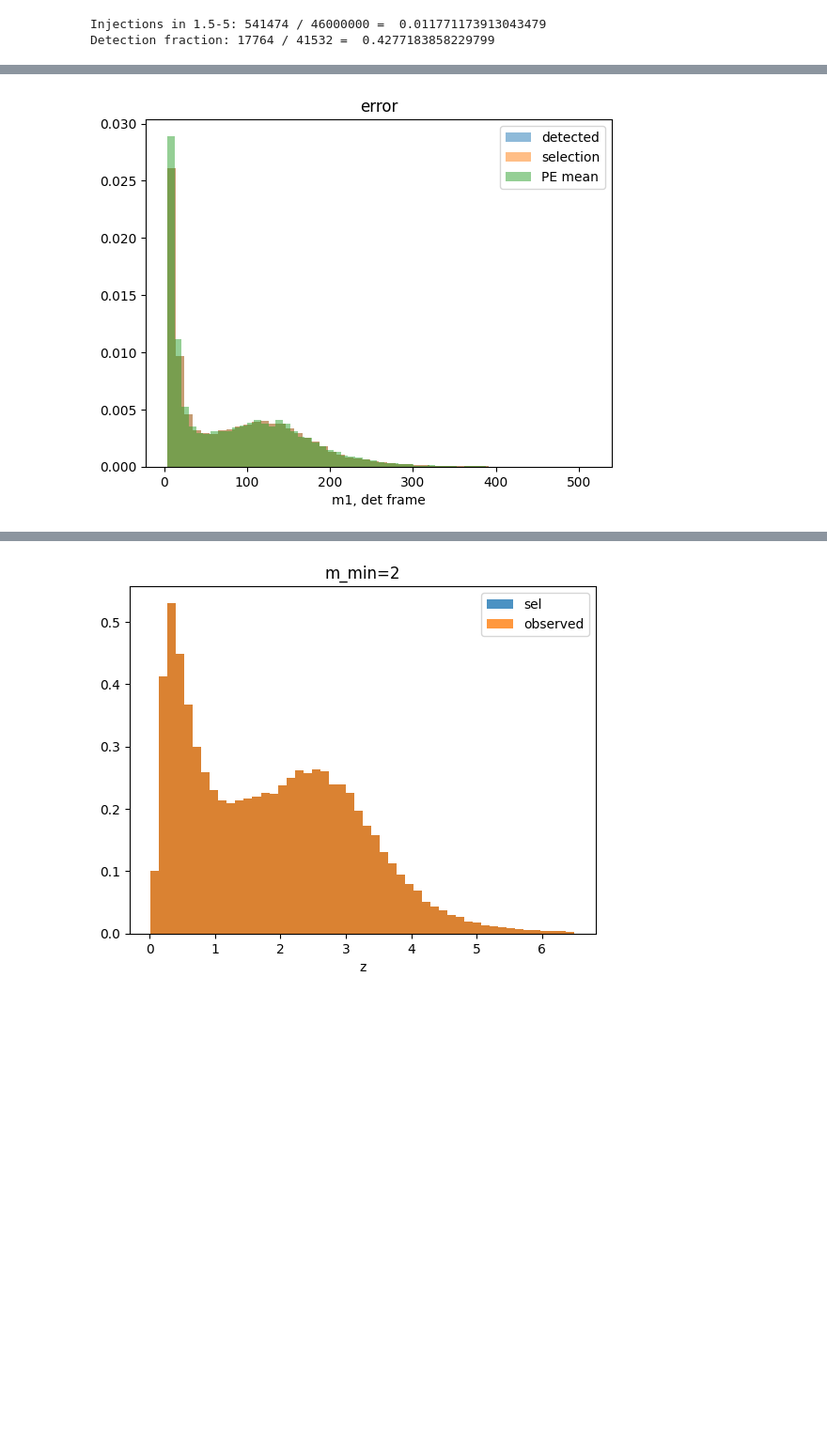
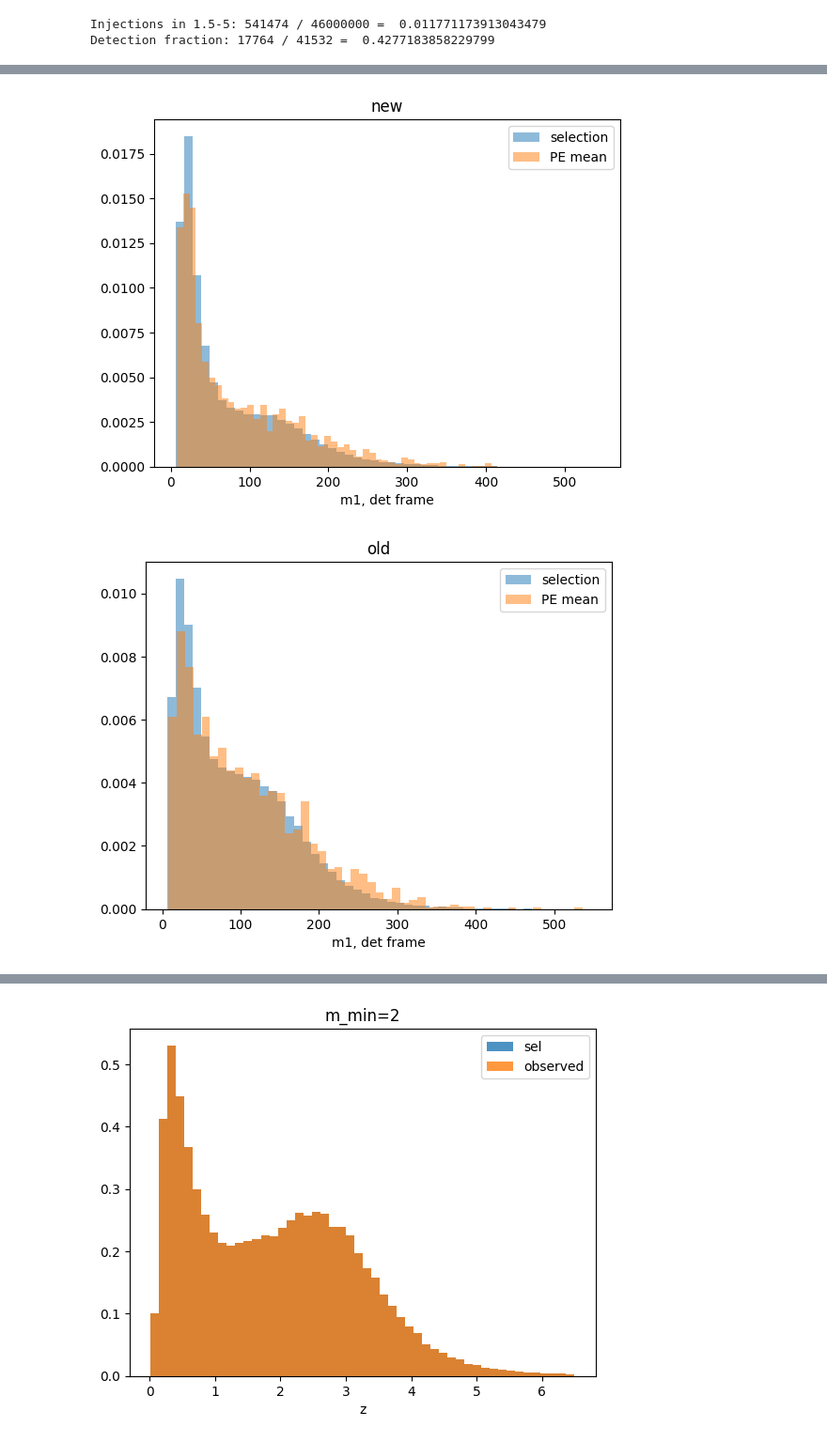
Before and after one commit to abby-moran/GW_pop_cosmo_inference, a Jupyter notebook: scripts/sandbox.ipynb, the cells around one changed output, grey strips where cells are left out. Shown at 94% size. Cells and saved outputs as stored; diff of their text form; code cells hidden in the pictures; blank space fills up the shorter version.

```diff
--- a/scripts/sandbox.ipynb
+++ b/scripts/sandbox.ipynb
@@ -109,0 +223,5 @@ len(m1s_sel)
+# %%
+PE_files=[ '../runs/mock_GWTC5_evo_mpdf/PE_mockGW5_evo_m4_sel5.h5']
+dls=np.asarray(pd.read_hdf(PE_files[0])['dl'].to_list())
+m1s=np.asarray(pd.read_hdf(PE_files[0])['m1'].to_list())
+qs=np.asarray(pd.read_hdf(PE_files[0])['q'].to_list())
@@ -109,0 +264,8 @@ len(m1s_sel)
+# %%
+m1s=np.asarray(pd.read_hdf(PE_files[0])['m1'].to_list())[0:2000]
+m1s_stds=np.std(m1s, axis=1)
+plt.scatter(np.mean(m1s, axis=1), m1s_stds)
+plt.xlabel('mean m1')
+plt.ylabel('std m1')
+plt.xlim(0, 30)
+plt.ylim(0,15)
@@ -110,23 +275,27 @@ len(m1s_sel)
 # %%
-sel_files=[ '../runs/mock_GWTC5_evo_mmin/sel_mockGW5_evo_m3_nerr.h5']
+sel_files=[ '../runs/mock_GWTC5_evo_mpdf/sel_mockGW5_evo_min3_sel5.h5',
+           '../runs/mock_GWTC5_evo/sel_mockGW5_evo.h5']
 
-obs_files=['../runs/mock_GWTC5_evo_mmin/obs_mockGW5_evo3_nerr.h5']
+obs_files=['../runs/mock_GWTC5_evo_mpdf/obs_mockGW5_evo3_sel5.h5']
 
-PE_files=[ '../runs/mock_GWTC5_evo_mmin/PE_mockGW5_evo_m3_nerr.h5']
+PE_files=[ '../runs/mock_GWTC5_evo_mpdf/PE_mockGW5_evo_min3_sel5.h5',  '../runs/mock_GWTC5_evo/PE_mockGW5_evo.h5']
 
-titles=['error', 'no error']
+titles=['new', 'old']
 for i in range(len(sel_files)):
-    m1s=np.asarray(pd.read_hdf(PE_files[i])['m1'].to_list())
+    with pd.HDFStore(PE_files[i], 'r') as store:
+        df = store.select(key='samples', start=0, stop=2000)
+        m1s = (df['m1'].to_numpy(copy=False)).tolist()
     m1s_pe_mean=np.mean(m1s, axis=1)
     m1s_sel=pd.read_hdf(sel_files[i], key='true_parameters')['m1d']
-    m1s_obs=pd.read_hdf(obs_files[i], key='observations')['m1d']
-    plt.hist(m1s_obs,bins=50, alpha=0.5, density=True, label='detected')
+    #m1s_obs=pd.read_hdf(obs_files[i], key='observations')['m1d']
+    #plt.hist(m1s_obs,bins=50, alpha=0.5, density=True, label='detected')
     plt.hist(m1s_sel,bins=50, alpha=.5, density=True, label='selection')
     plt.hist(m1s_pe_mean,bins=50, alpha=.5, density=True, label='PE mean')
     #plt.hist(m1s_obs,bins=50, alpha=0.8, density=True, label='detected')
     plt.title(titles[i])
     plt.xlabel('m1, det frame')
     plt.legend()
     plt.show()
 # %% [output]
-[figure, old version]
+[figure, new version]
+[figure, added]
```
Also changed, not shown: parts of 25 cells of this notebook, 25 other files.
